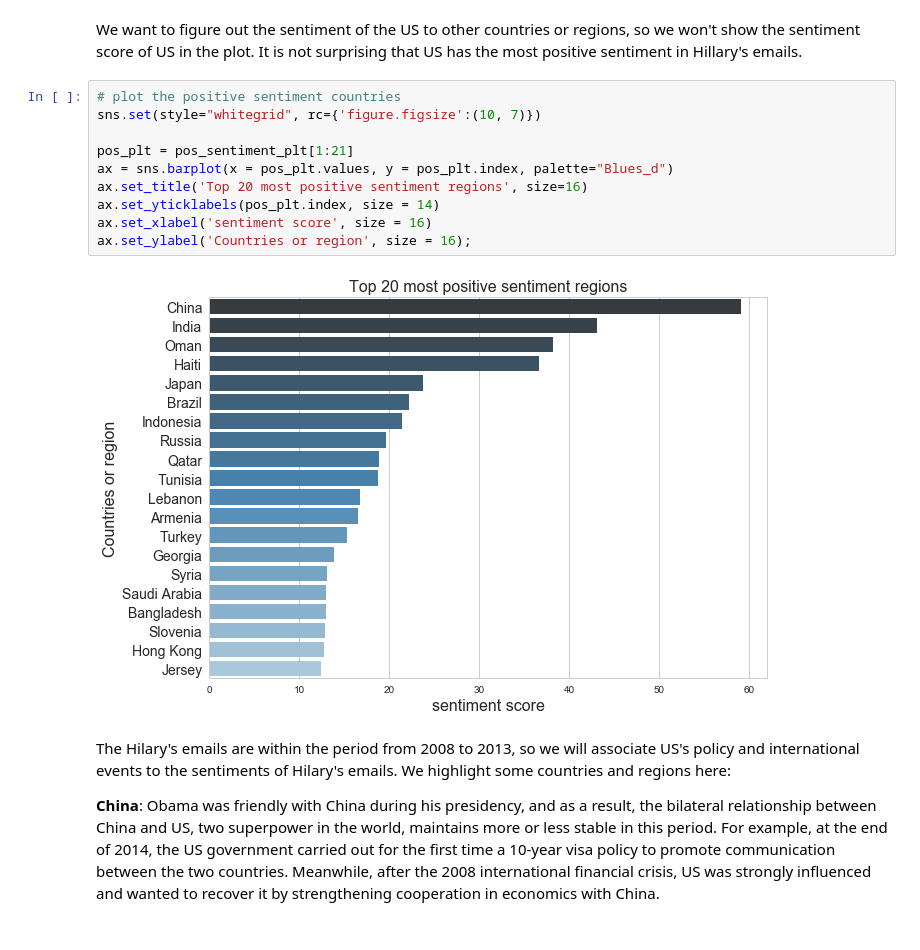
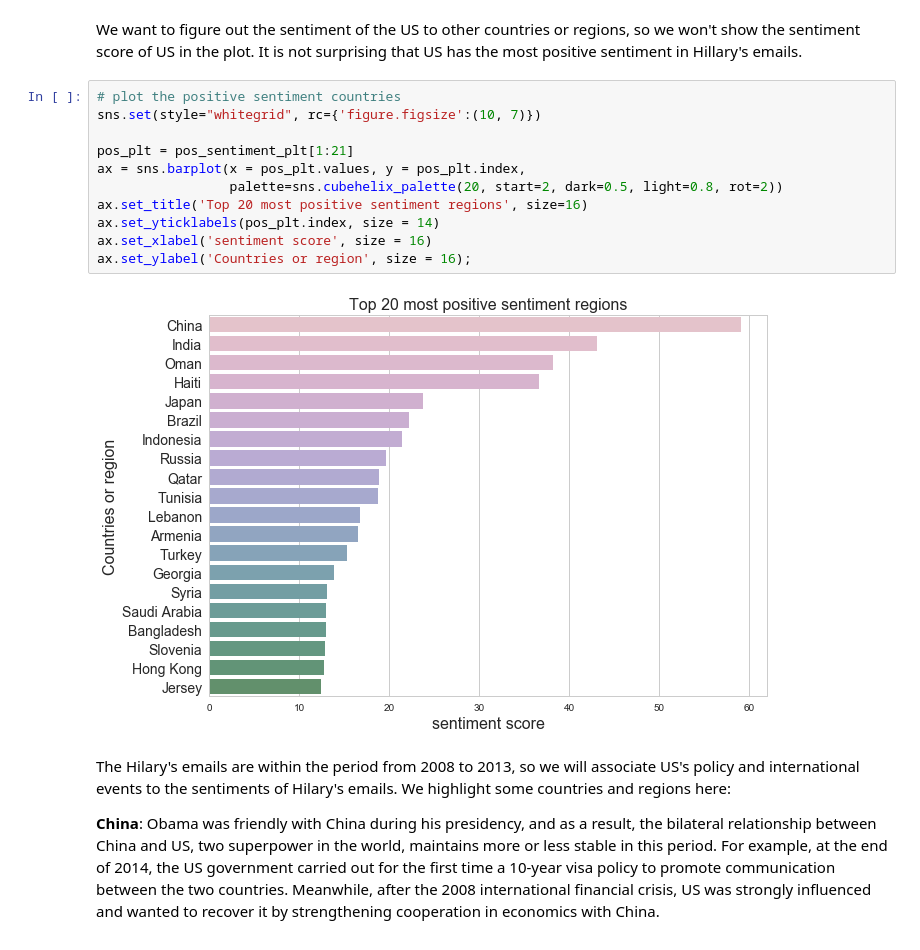
Before and after one commit to yusiZou/zalda, a Jupyter notebook: Secret-of-Clinton-Sentiment-Analysis.ipynb, the cells around one changed output. Drawn from its saved outputs; the diff is of its cells as text.

```diff
--- a/Secret-of-Clinton-Sentiment-Analysis.ipynb
+++ b/Secret-of-Clinton-Sentiment-Analysis.ipynb
@@ -554,15 +560,16 @@ We want to figure out the sentiment of the US to other countries or regions, so
 # %%
 # plot the positive sentiment countries
 sns.set(style="whitegrid", rc={'figure.figsize':(10, 7)})
 
 pos_plt = pos_sentiment_plt[1:21]
-ax = sns.barplot(x = pos_plt.values, y = pos_plt.index, palette="Blues_d")
+ax = sns.barplot(x = pos_plt.values, y = pos_plt.index,
+                 palette=sns.cubehelix_palette(20, start=2, dark=0.5, light=0.8, rot=2))
 ax.set_title('Top 20 most positive sentiment regions', size=16)
 ax.set_yticklabels(pos_plt.index, size = 14)
 ax.set_xlabel('sentiment score', size = 16)
 ax.set_ylabel('Countries or region', size = 16);
 # %% [output]
-[figure, old version]
+[figure, new version]
 # %% [markdown]
 The Hilary's emails are within the period from 2008 to 2013, so we will associate US's policy and international events to the sentiments of Hilary's emails. We highlight some countries and regions here:
 
```
Also changed, not shown: parts of 5 cells of this notebook.
